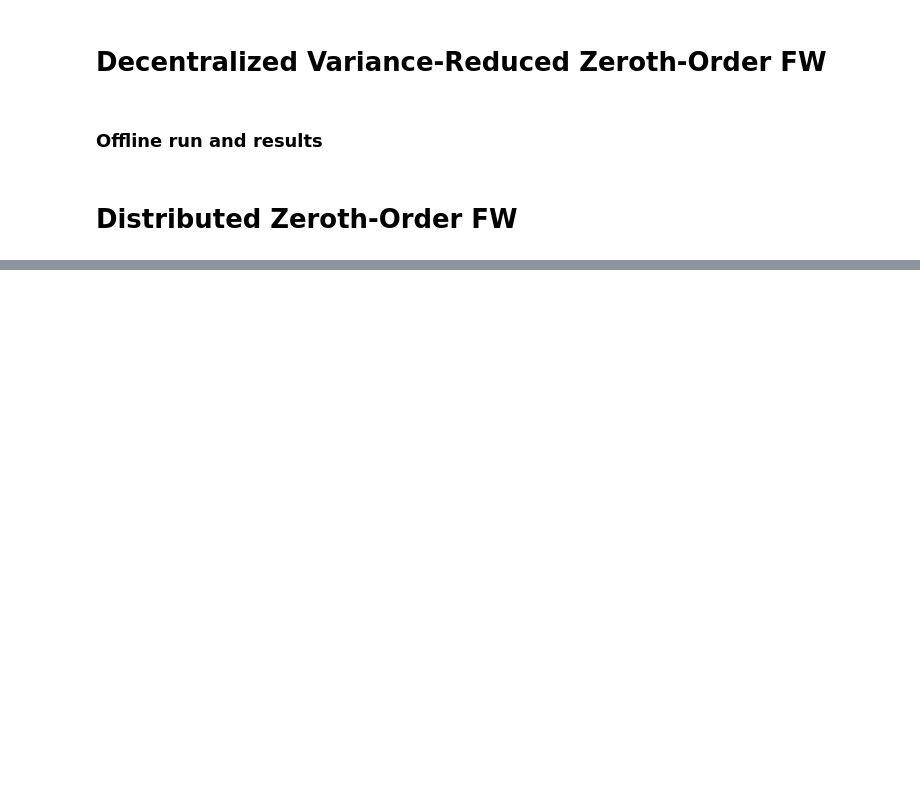
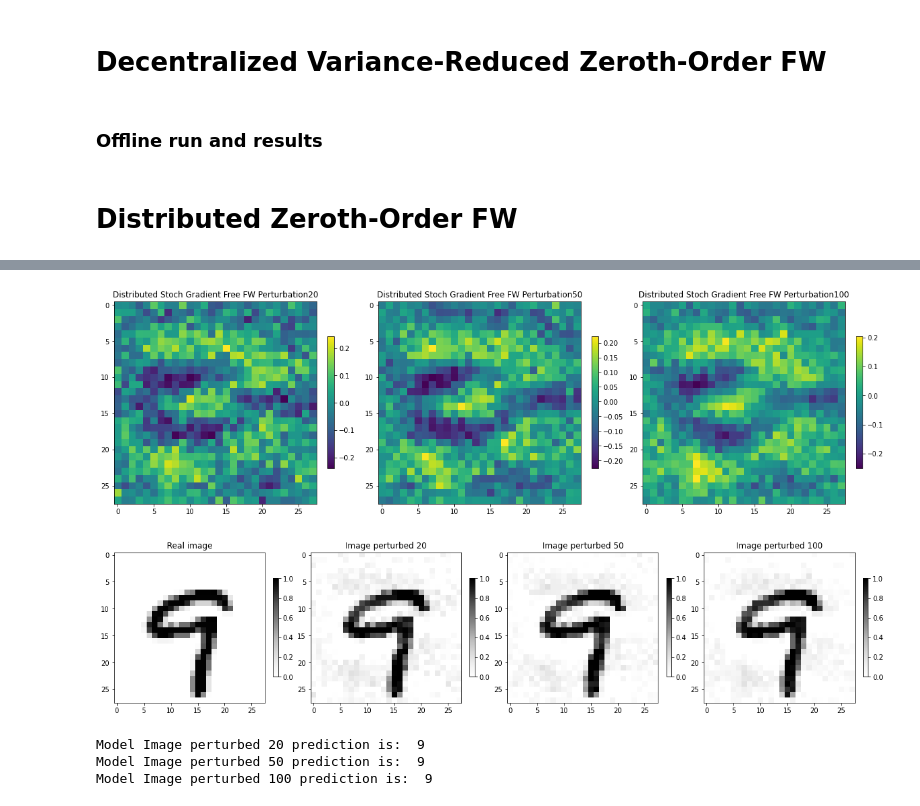
Before and after one commit to silviapoletti/Universal-Adversarial-Perturbation-starring-Frank-Wolfe, a Jupyter notebook: src/perturbation_notebook.ipynb, the cells around one changed output, grey strips where cells are left out. Saved outputs shown, nothing was run; the diff lists cells and outputs as text; code cells hidden in the pictures; blank space fills up the shorter version.

Commit message:
Added jupyter notebook for distributed analysis

```diff
--- a/src/perturbation_notebook.ipynb
+++ b/src/perturbation_notebook.ipynb
@@ -66,6 +66,6 @@ Instead the overall error/loss made by the model on the perturbated images are s
 # %%
 for idx, delta in enumerate(deltas):
-    evaluation = utils.evaluate_perturbated_images(lenet5, right_pred_data, right_pred_labels, delta, verbose=0)
+    evaluation = utils.evaluate_perturbed_images(lenet5, right_pred_data, right_pred_labels, delta, verbose=0)
     print( f'Model {idx+1} with {Ts[idx]} iterations: \n\t Error/loss: {evaluation[0]} \n\t Accuracy: {evaluation[1]}\n')
 # %% [output]
 Model 1 with 20 iterations:
@@ -143,7 +138,7 @@ for idx, delta in enumerate(deltas):
                                       axes[idx])
 plt.show()
 
-###### Image perturbated plots
+###### Image perturbed plots
 idx_image = np.random.randint(low=0, high=right_pred_data.shape[0])
 image_test = right_pred_data[idx_image].numpy()
 fig, axes = plt.subplots(n_rows, n_columns+1, figsize=(20, 20))
@@ -152,29 +147,34 @@ axes[0].set_title('Real image')
 fig.colorbar(img, ax=axes[0], fraction=0.03, pad=0.05)
 
 for idx, delta in enumerate(deltas):
-    axis, img = utils.get_image_perturbated(delta, image_test, f'Image perturbated {Ts[idx]}', axes[idx+1])
+    axis, img = utils.get_image_perturbed(delta, image_test, f'Image perturbed {Ts[idx]}', axes[idx+1])
 plt.show()
 for idx, delta in enumerate(deltas):
     prediction = utils.predict_single_img_perturbation(lenet5, image_test, delta)
-    print( f'Model Image perturbated {Ts[idx]} prediction is: ', prediction)
+    print( f'Model Image perturbed {Ts[idx]} prediction is: ', prediction)
 # %% [markdown]
 # Distributed Zeroth-Order FW
 # %%
 directory = "../data/perturbations/distributed/"
+Ts = [20, 50 ,100]
 deltas = []
 for T in Ts:
-    deltas.append(np.load(f'{directory}report_perturbation_m15_T{T}.npy'))
+    print(f'Best delta workers calculation for Model with {T} iterations')
+    print('Loading...')
+    delta_workers = np.load(f'{directory}report_distributed_delta_{T}_15.npy')
+    best_delta, worker_idx = utils.get_distributed_best_delta(lenet5, right_pred_data, right_pred_labels, delta_workers, verbose=1)
+    print(f'Best delta is from {worker_idx+1}th worker')
+    deltas.append(best_delta)
 
 n_rows, n_columns = 1, 3
 fig, axes = plt.subplots(n_rows, n_columns, figsize=(20, 20))
-
 ###### Perturbation plots
 for idx, delta in enumerate(deltas):
-    axis, img = utils.get_image_perturbation(delta, f'Decentralized Stoch Gradient Free FW Perturbation{Ts[idx]}',
+    axis, img = utils.get_image_perturbation(delta, f'Distributed Stoch Gradient Free FW Perturbation{Ts[idx]}',
                                       axes[idx])
 plt.show()
 
-###### Image perturbated plots
+###### Image perturbed plots
 idx_image = np.random.randint(low=0, high=right_pred_data.shape[0])
 image_test = right_pred_data[idx_image].numpy()
 fig, axes = plt.subplots(n_rows, n_columns+1, figsize=(20, 20))
@@ -183,8 +183,9 @@ axes[0].set_title('Real image')
 fig.colorbar(img, ax=axes[0], fraction=0.03, pad=0.05)
 
 for idx, delta in enumerate(deltas):
-    axis, img = utils.get_image_perturbated(delta, image_test, f'Image perturbated {Ts[idx]}', axes[idx+1])
+    axis, img = utils.get_image_perturbed(delta, image_test, f'Image perturbed {Ts[idx]}', axes[idx+1])
 plt.show()
 for idx, delta in enumerate(deltas):
     prediction = utils.predict_single_img_perturbation(lenet5, image_test, delta)
-    print( f'Model Image perturbated {Ts[idx]} prediction is: ', prediction)
+    print( f'Model Image perturbed {Ts[idx]} prediction is: ', prediction)
+# %% [output]
@@ -190,0 +209,5 @@ for idx, delta in enumerate(deltas):
+[figure, added]
+[figure, added]
+Model Image perturbed 20 prediction is:  9
+Model Image perturbed 50 prediction is:  9
+Model Image perturbed 100 prediction is:  9
```
Also changed, not shown: parts of 7 cells of this notebook, 1 other file.
